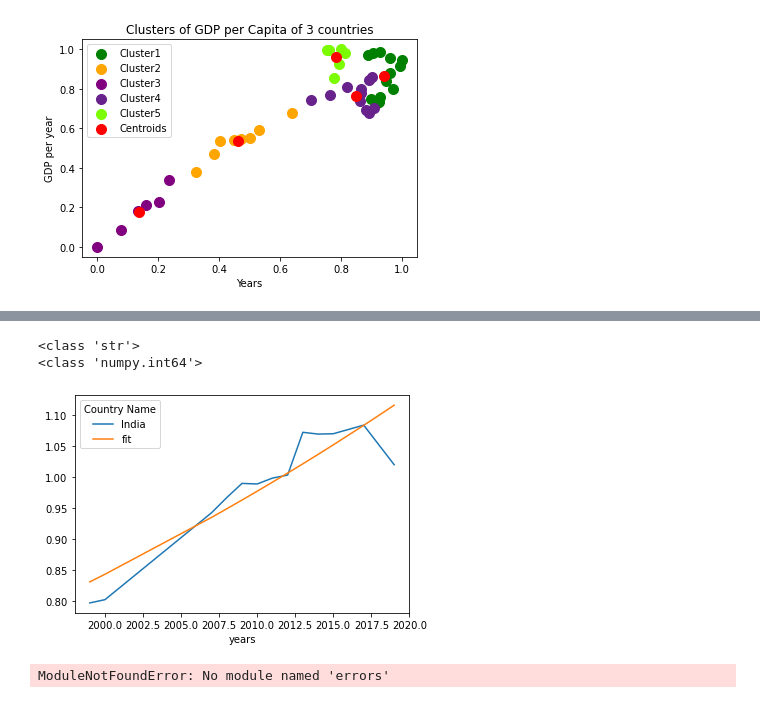
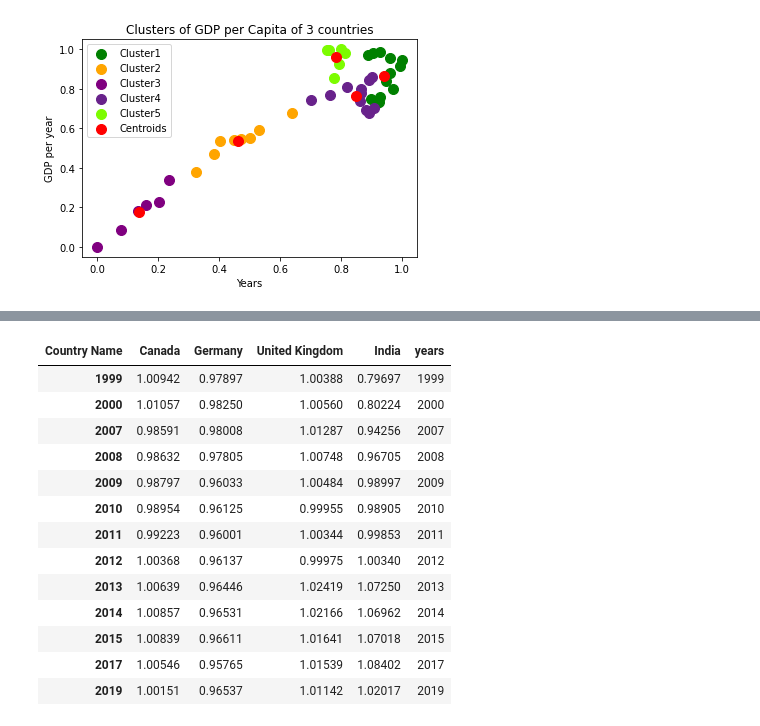
Before and after one commit to puneethegde72/Cluster-and-Fitting, a Jupyter notebook: Cluster and Fitting .ipynb, the cells around one changed output, grey strips where cells are left out. Drawn from its saved outputs; the diff is of its cells as text; code cells hidden in the pictures.

```diff
--- a/Cluster and Fitting .ipynb
+++ b/Cluster and Fitting .ipynb
@@ -227,21 +210,0 @@ def exponential(t, n0, g):
-# %%
-print(type(school_y["years"].iloc[1]))
-school_y["years"] = pd.to_numeric(school_y["years"])
-print(type(school_y["years"].iloc[1]))
-param, covar = opt.curve_fit(exponential, school_y["years"], school_y["India"],
-p0=(73233967692.102798, 0.03))
-# %% [output]
-<class 'str'>
-<class 'numpy.int64'>
-# %%
-school_y["fit"] = exponential(school_y["years"], *param)
-school_y.plot("years", ["India", "fit"])
-plt.show()
-# %% [output]
-[figure, removed]
-# %%
-import errors as err
-
-low, up = err.err_ranges(year, logistic, param, sigma)
-# %% [output]
-ModuleNotFoundError: No module named 'errors'
@@ -247,0 +216,17 @@ ModuleNotFoundError: No module named 'errors'
+# %%
+school_y
+# %% [output]
+| Country Name | Canada | Germany | United Kingdom | India | years |
+| 1999 | 1.00942 | 0.97897 | 1.00388 | 0.79697 | 1999 |
+| 2000 | 1.01057 | 0.98250 | 1.00560 | 0.80224 | 2000 |
+| 2007 | 0.98591 | 0.98008 | 1.01287 | 0.94256 | 2007 |
+| 2008 | 0.98632 | 0.97805 | 1.00748 | 0.96705 | 2008 |
+| 2009 | 0.98797 | 0.96033 | 1.00484 | 0.98997 | 2009 |
+| 2010 | 0.98954 | 0.96125 | 0.99955 | 0.98905 | 2010 |
+| 2011 | 0.99223 | 0.96001 | 1.00344 | 0.99853 | 2011 |
+| 2012 | 1.00368 | 0.96137 | 0.99975 | 1.00340 | 2012 |
+| 2013 | 1.00639 | 0.96446 | 1.02419 | 1.07250 | 2013 |
+| 2014 | 1.00857 | 0.96531 | 1.02166 | 1.06962 | 2014 |
+| 2015 | 1.00839 | 0.96611 | 1.01641 | 1.07018 | 2015 |
+| 2017 | 1.00546 | 0.95765 | 1.01539 | 1.08402 | 2017 |
+| 2019 | 1.00151 | 0.96537 | 1.01142 | 1.02017 | 2019 |
```
Also changed, not shown: parts of 11 cells of this notebook.
